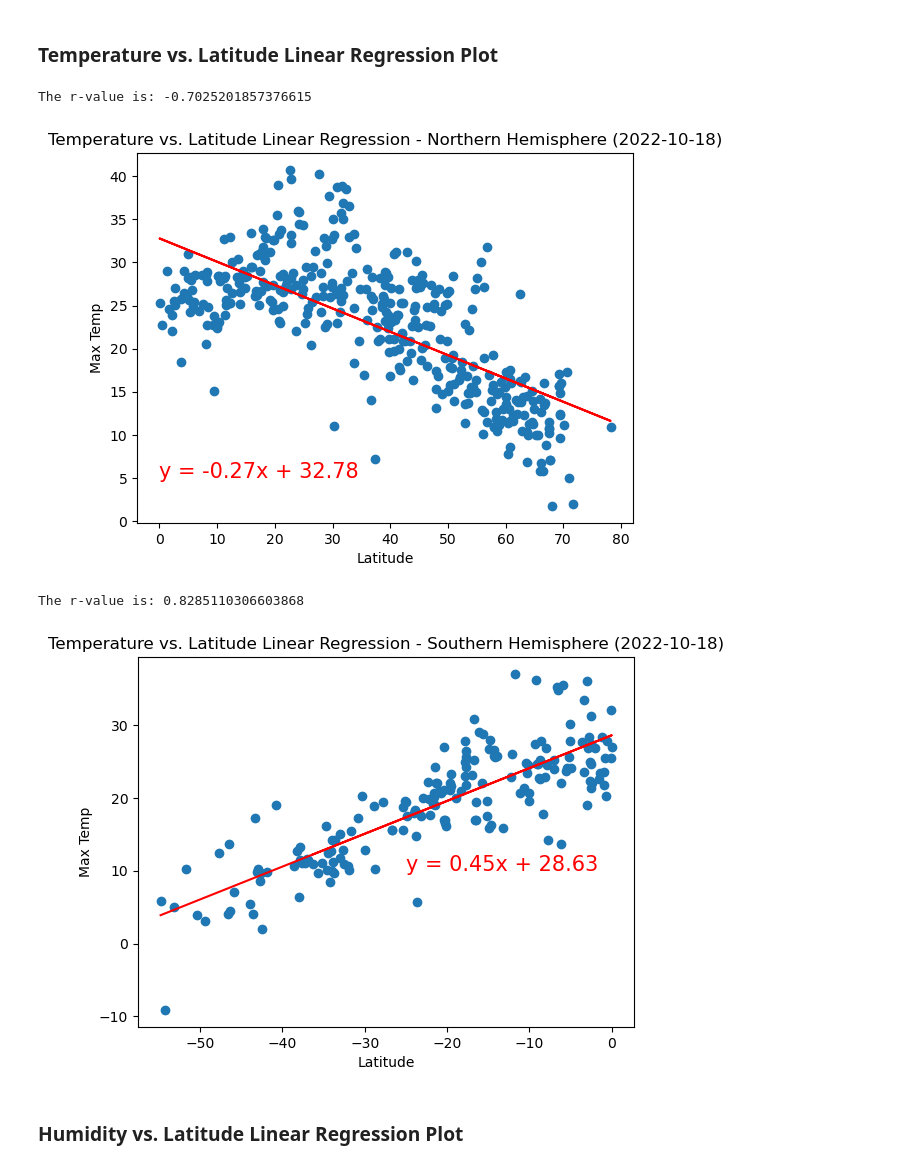
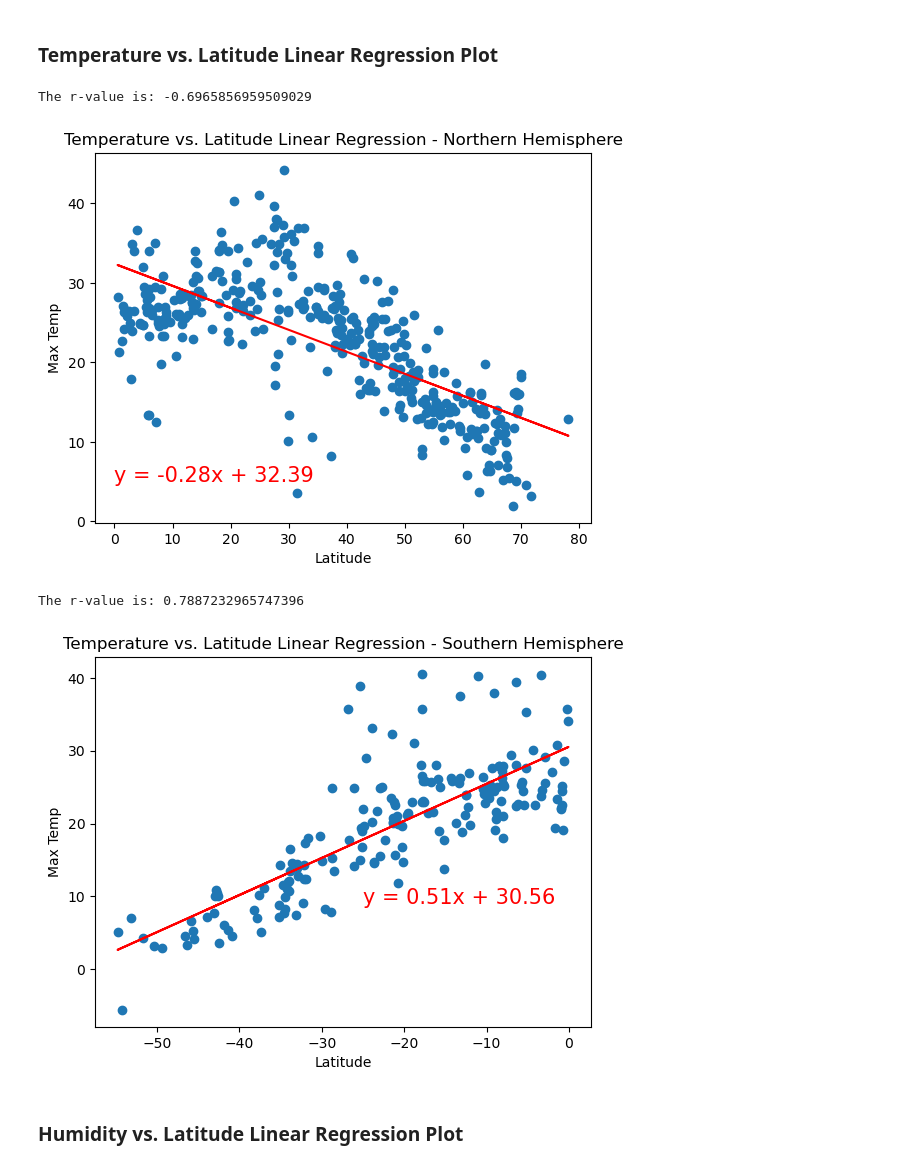
Before and after one commit to MichaelELeonard/Python-API-Challenge, a Jupyter notebook: WeatherPyWorking.ipynb, the cells around one changed output. Saved outputs shown, nothing was run; the diff lists cells and outputs as text; code cells hidden in the pictures.

```diff
--- a/WeatherPyWorking.ipynb
+++ b/WeatherPyWorking.ipynb
@@ -318,29 +318,29 @@ southern_hemi_df.head()
 # %%
 # Linear regression on Northern Hemisphere
 
 # Call Function Plot_Linear_Regression
 label = Plot_Linear_Regression (northern_hemi_df["Lat"], northern_hemi_df["Max Temp"])
 
 plt.scatter(northern_hemi_df["Lat"], northern_hemi_df["Max Temp"], marker="o")
 
 # Incorporate the other graph properties
 plt.annotate(label[0],(0,5),fontsize=15,color="red")
-plt.title("Temperature vs. Latitude Linear Regression - Northern Hemisphere (2022-10-18)")
+plt.title("Temperature vs. Latitude Linear Regression - Northern Hemisphere")
 plt.ylabel("Max Temp")
 plt.xlabel("Latitude")
 plt.grid(False)
 
 #print r-value
 print(f"The r-value is: {label[1]}")
 
 # Save the figure
 plt.savefig("output_data/Fig05.png")
 
 # Show plot
 plt.show()
 # %% [output]
-The r-value is: -0.7025201857376615
+The r-value is: -0.6965856959509029
-[figure, old version]
+[figure, new version]
 # %%
 # Linear regression on Southern Hemisphere
 
@@ -350,8 +350,8 @@ label = Plot_Linear_Regression (southern_hemi_df["Lat"], southern_hemi_df["Max T
 plt.scatter(southern_hemi_df["Lat"], southern_hemi_df["Max Temp"], marker="o")
 
 # Incorporate the other graph properties
-plt.annotate(label[0],(-25,10),fontsize=15,color="red")
-plt.title("Temperature vs. Latitude Linear Regression - Southern Hemisphere (2022-10-18)")
+plt.annotate(label[0],(-25,9),fontsize=15,color="red")
+plt.title("Temperature vs. Latitude Linear Regression - Southern Hemisphere")
 plt.ylabel("Max Temp")
 plt.xlabel("Latitude")
 plt.grid(False)
@@ -365,8 +365,8 @@ plt.savefig("output_data/Fig06.png")
 # Show plot
 plt.show()
 # %% [output]
-The r-value is: 0.8285110306603868
+The r-value is: 0.7887232965747396
-[figure, old version]
+[figure, new version]
 # %% [markdown]
 ### Humidity vs. Latitude Linear Regression Plot
 # %%
```
Also changed, not shown: parts of 20 cells of this notebook, 25 other files.
